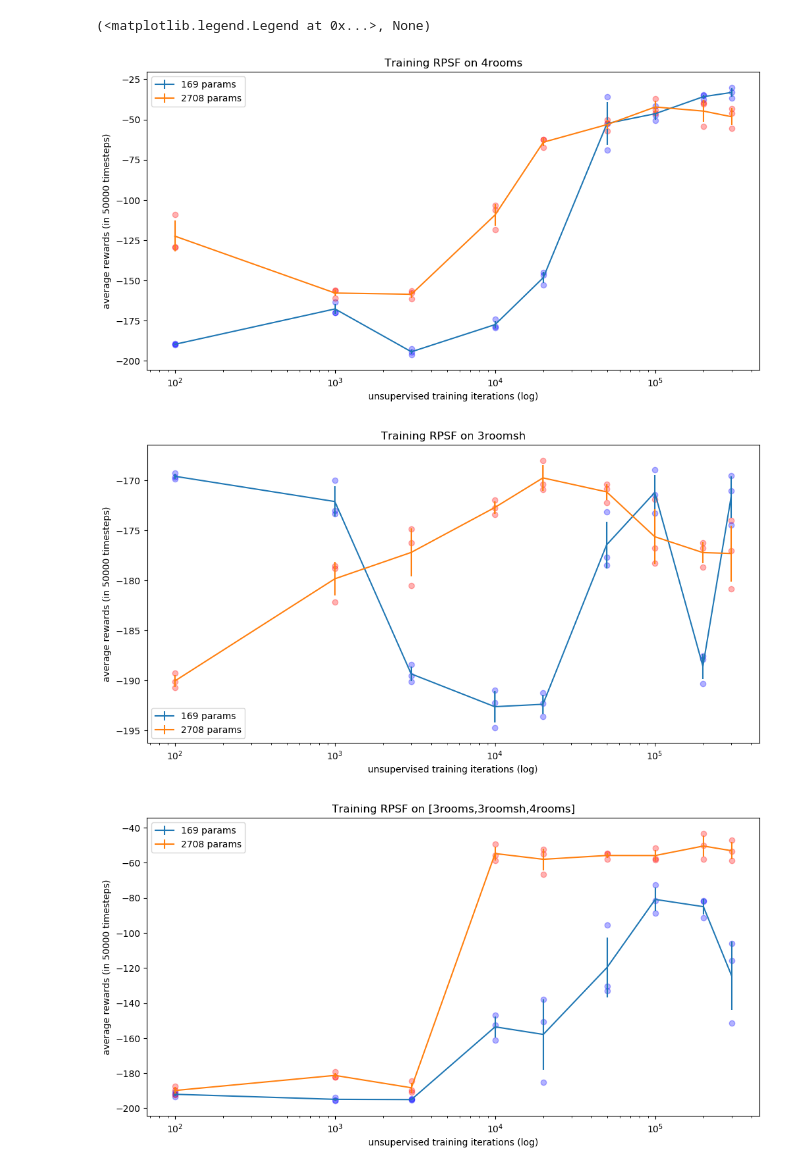
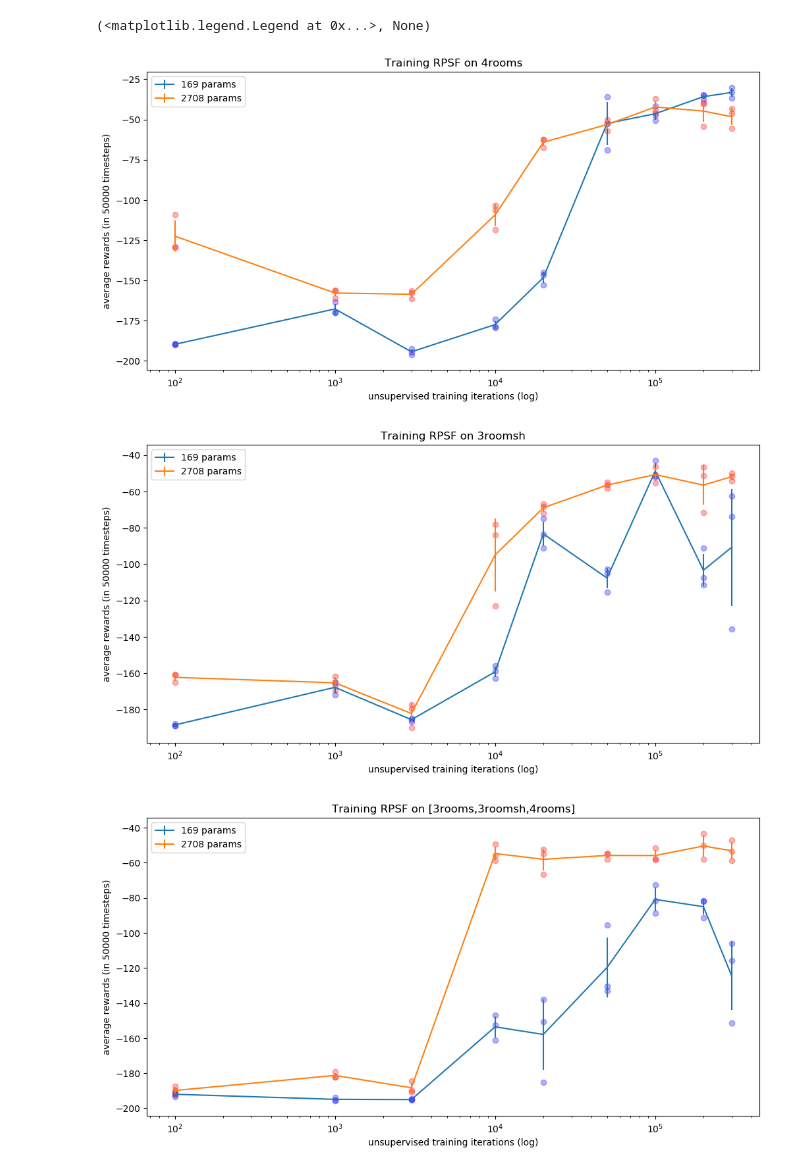
Before and after one commit to psurya1994/successor-feature-representations, a Jupyter notebook: notebooks/12-visualize-learning-curves.ipynb, the cells around one changed output. Saved outputs shown, nothing was run; the diff lists cells and outputs as text; code cells hidden in the pictures.

```diff
--- a/notebooks/12-visualize-learning-curves.ipynb
+++ b/notebooks/12-visualize-learning-curves.ipynb
@@ -238,11 +238,11 @@ def plot_performance(file_index='14', title='unnamed'):
     plt.legend(), plt.show()
 # %%
 plot_performance(file_index='14', title='Training RPSF on 4rooms')
-plot_performance(file_index='26', title='Training RPSF on 3roomsh')
+plot_performance(file_index='30', title='Training RPSF on 3roomsh')
 plot_performance(file_index='27', title='Training RPSF on [3rooms,3roomsh,4rooms]')
 plot_performance(file_index='28', title='Training RPSF on [3roomsh] with [3rooms,4rooms] init')
 # %% [output]
 [figure]
-[figure, old version]
+[figure, new version]
 [figure]
 [figure]
```
Also changed, not shown: 5 other files.
